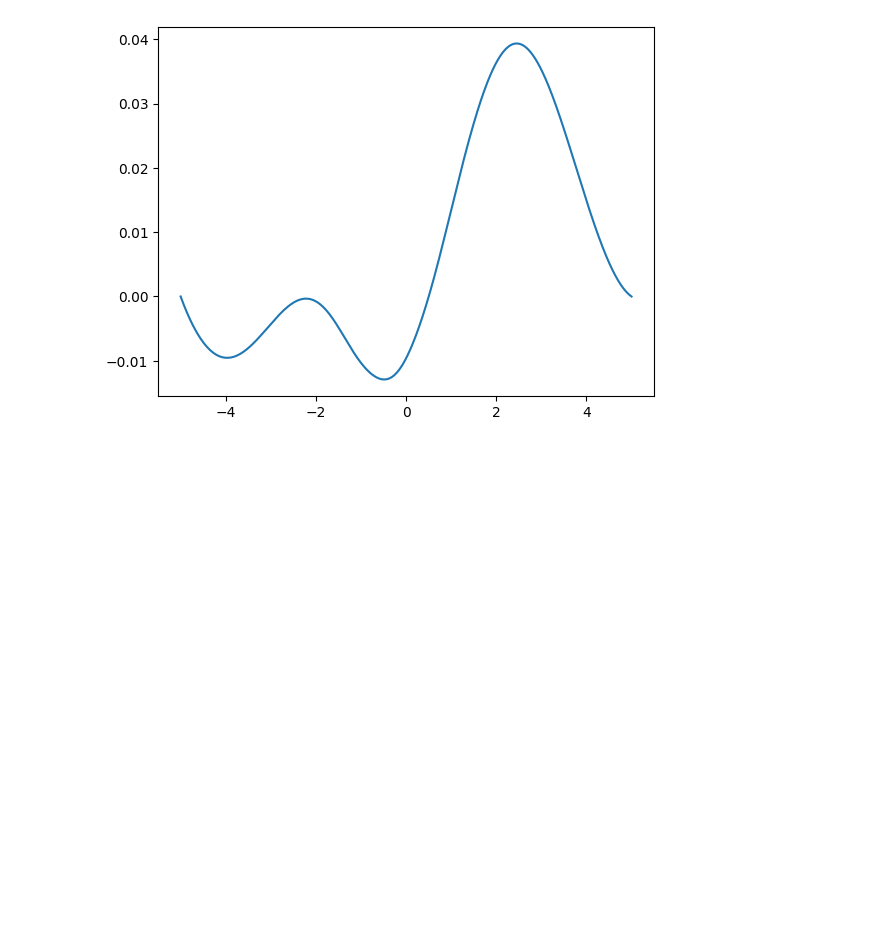
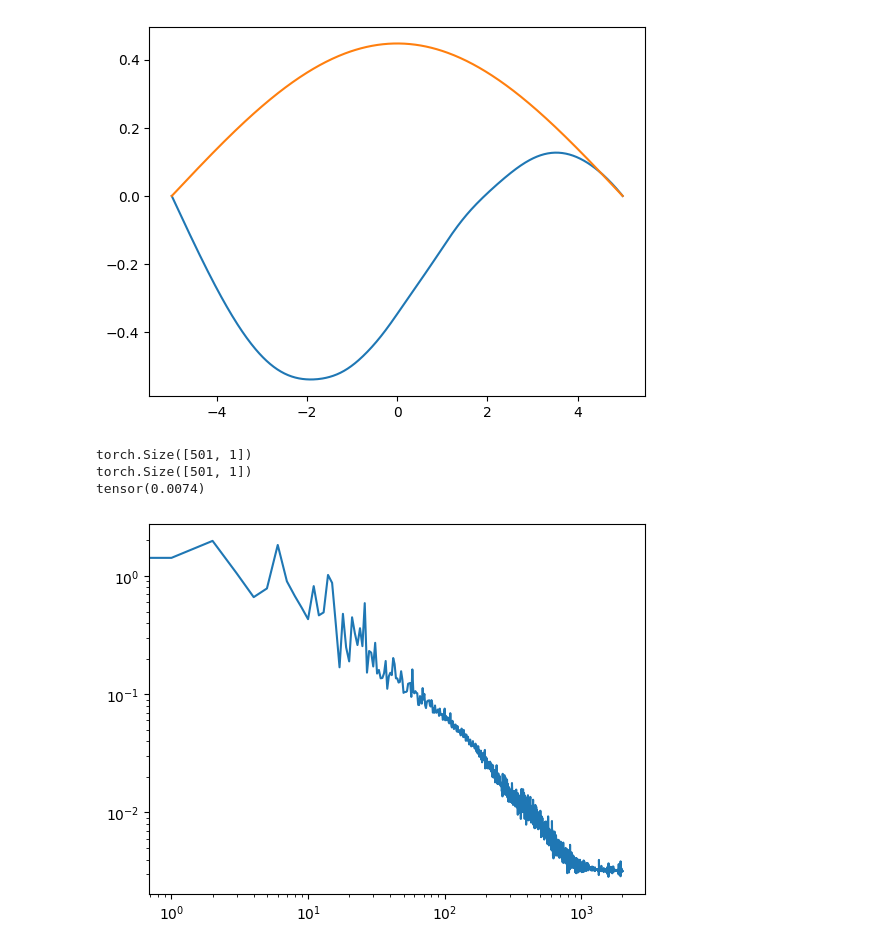
Before and after one commit to fredeco-gh/FYS-STK3155_Project3, a Jupyter notebook: src/HOtest.ipynb, the cells around one changed output. Saved outputs shown, nothing was run; the diff lists cells and outputs as text; code cells hidden in the pictures; blank space fills up the shorter version.

```diff
--- a/src/HOtest.ipynb
+++ b/src/HOtest.ipynb
@@ -23,7 +37,30 @@ Epoch 1000/1000. Loss=0.0008159840945154428...
-# %%
-x_test = torch.linspace(-L,L,1001).view(-1,1)
-
-plt.plot(x_test,pinn(x_test).detach())
-plt.show()
-# %% [output]
-[figure, removed]
+# %%
+x_test = torch.linspace(-L,L,501).view(-1,1)
+
+NN_psi = pinn(x_test).detach()
+
+norm = torch.trapz(NN_psi[:,0]**2,x_test[:,0])
+
+plt.plot(x_test,NN_psi/torch.sqrt(norm))
+plt.plot(x_test,analytic_psi(x_test.detach().numpy(),n=1,L=L))
+plt.show()
+
+print(pinn(x_test).detach().shape)
+print(x_test.shape)
+
+print(torch.trapz(pinn(x_test).detach()[:,0]**2,x_test[:,0]))
+
+plt.loglog((range(len(loss_vals))),loss_vals)
+plt.show()
+
+plt.loglog(range(torch.stack(d2psidx2).abs().mean(dim=1).shape[0]),torch.stack(d2psidx2).abs().mean(dim=1))
+plt.show()
+
+plt.loglog(range(torch.stack(d2psidx2).abs().std(dim=1).shape[0]),torch.stack(d2psidx2).abs().std(dim=1))
+plt.show()
+# %% [output]
+[figure, added]
+torch.Size([501, 1])
+torch.Size([501, 1])
+tensor(0.0074)
+[figure, added]
```
Also changed, not shown: parts of 3 cells of this notebook, 3 other files.
